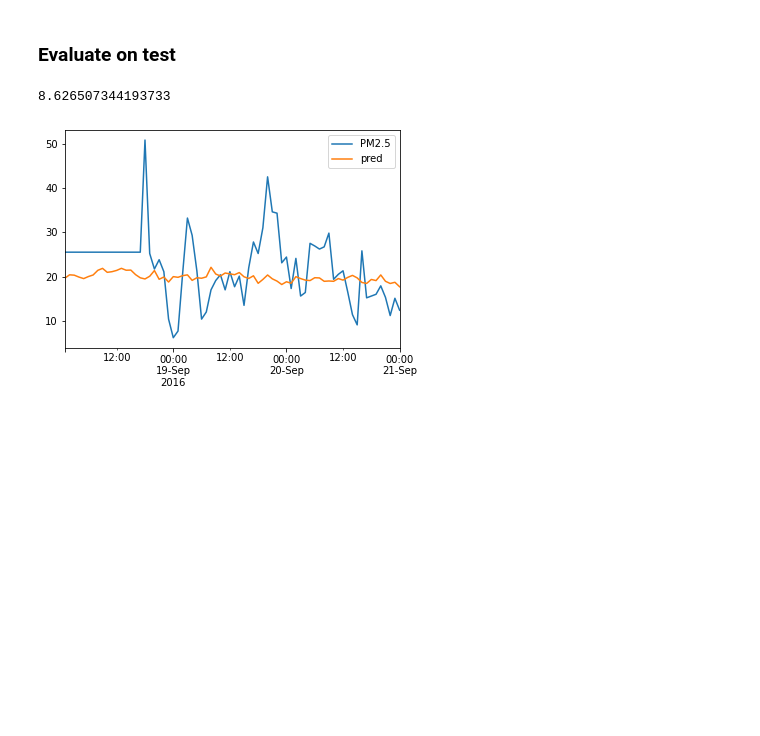
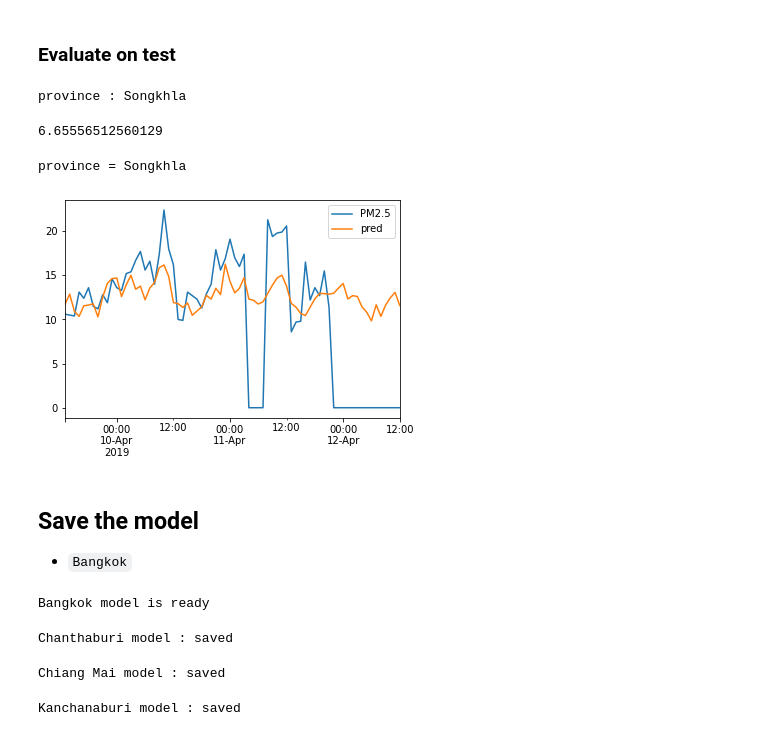
Before and after one commit to samsatp/PM25-DataScience-TermProject, a Jupyter notebook: 5. models_playground.ipynb, the cells around one changed output. Saved outputs shown, nothing was run; the diff lists cells and outputs as text; code cells hidden in the pictures; blank space fills up the shorter version.

Commit message:
Massive improvement, Building 5 models

```diff
--- a/5. models_playground.ipynb
+++ b/5. models_playground.ipynb
@@ -141,12 +201,12 @@ from tensorflow.keras.layers import Dense
 from tensorflow.keras.layers import LSTM
 import tensorflow as tf
 
+n_features = 7
 # define model
+
 model = Sequential([
     LSTM(200, activation='relu', input_shape=(timesteps, n_features)),
     Dense(144, activation='relu'),
     Dense(72)
 ])
 model.compile(optimizer='adam', loss='mse')
-# %%
-history = model.fit(x_train, y_train, epochs=5, batch_size=32)
@@ -163,0 +221,4 @@ Epoch 5/5
+# %%
+province = 'Songkhla'
+x_feed, y_feed = x_[province]['Test'], y_[province]['Test']
+history = model.fit(x_feed, y_feed, epochs=50, batch_size=32)
@@ -175,19 +254,54 @@ model.evaluate(x_test, y_test)
 # %%
 from sklearn.metrics import mean_squared_error as mse
-pred = model(x_train)
+pred = model(x_feed)
 rmse = []
+print('province :', province)
 for i in range(len(pred)):
-    p = y_scalers['Bangkok'].inverse_transform(pred[i].numpy().reshape((-1,1)))
-    y_t = y_scalers['Bangkok'].inverse_transform(y_train[i].reshape((-1,1)))
+    p = y_test_scalers[province].inverse_transform(pred[i].numpy().reshape((-1,1)))
+    y_t = y_test_scalers[province].inverse_transform(y_feed[i].reshape((-1,1)))
     rmse.append(np.sqrt(mse(p, y_t)))
 np.mean(rmse)
 # %% [output]
-8.626507344193733
+province : Songkhla
+6.65556512560129
 # %%
-i = 790
-h = y_scalers['Bangkok'].inverse_transform(pred[i].numpy().reshape((-1,1)))
-k = Y['Bangkok'][i]
+i = 88
+print('province =',province)
+h = y_test_scalers[province].inverse_transform(pred[i].numpy().reshape((-1,1)))
+k = Y_test[province][i].copy()
 k['pred'] = h
 k.plot();
 # %% [output]
+province = Songkhla
-[figure, old version]
+[figure, new version]
+# %% [markdown]
+## Save the model
+- `Bangkok`
+# %%
+if not os.path.exists("./Models/Bangkok.h5"):
+    model.save("./Models/Bangkok.h5")
+    print("Bangkok model : saved")
+else: print("Bangkok model is ready")
+# %% [output]
+Bangkok model is ready
+# %%
+if not os.path.exists("./Models/Chanthaburi.h5"):
+    model.save("./Models/Chanthaburi.h5")
+    print("Chanthaburi model : saved")
+else: print("Chanthaburi model is ready")
+# %% [output]
+Chanthaburi model : saved
+# %%
+if not os.path.exists("./Models/Chiang Mai.h5"):
+    model.save("./Models/Chiang Mai.h5")
+    print("Chiang Mai model : saved")
+else: print("Chiang Mai model is ready")
+# %% [output]
+Chiang Mai model : saved
+# %%
+if not os.path.exists("./Models/Kanchanaburi.h5"):
+    model.save("./Models/Kanchanaburi.h5")
+    print("Kanchanaburi model : saved")
+else: print("Kanchanaburi model is ready")
+# %% [output]
+Kanchanaburi model : saved
```
Also changed, not shown: parts of 24 cells of this notebook, 10 other files.
